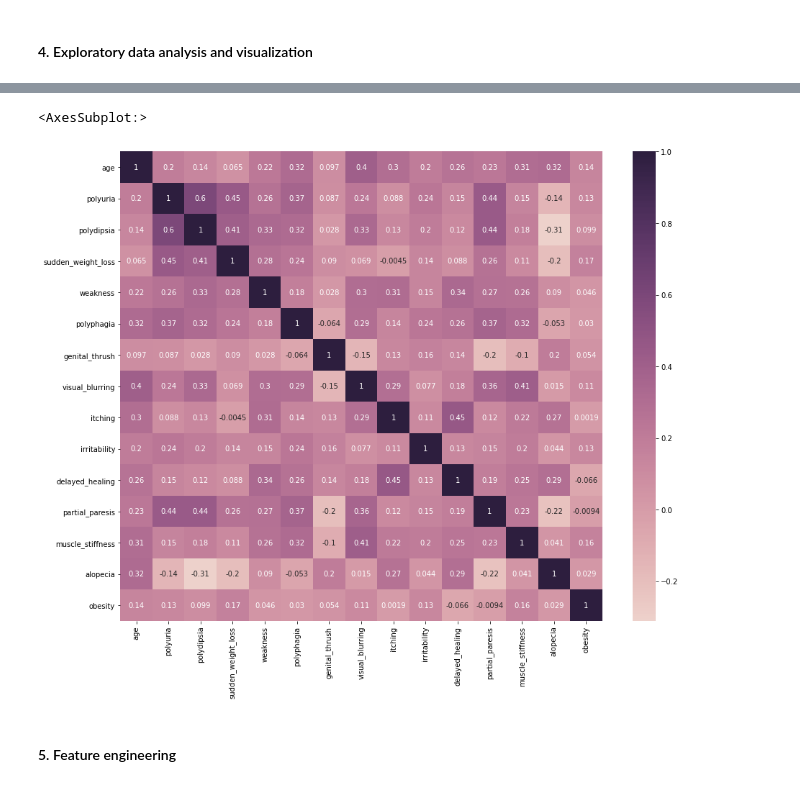
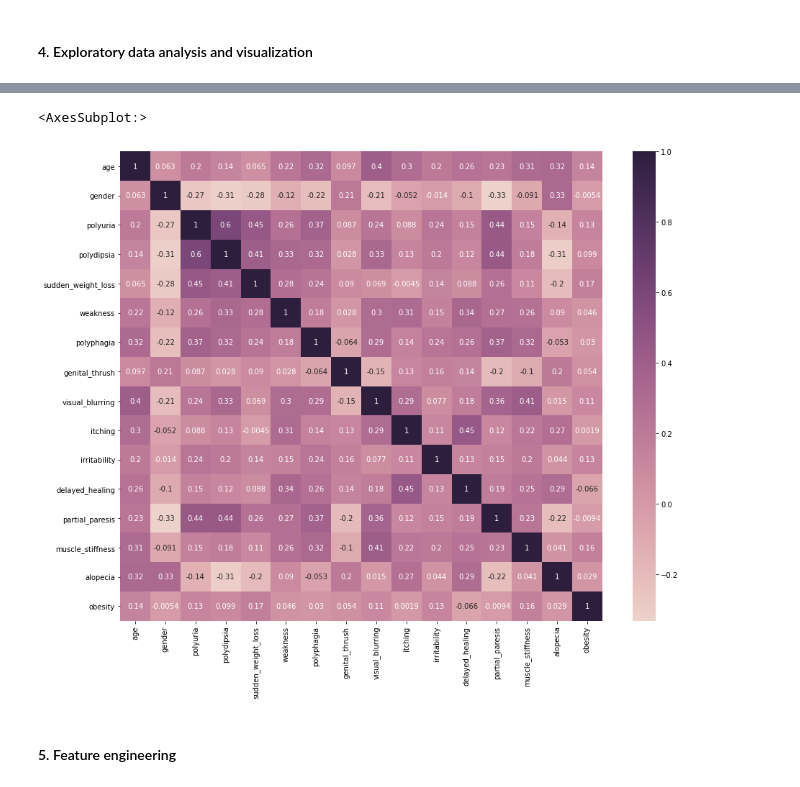
Before and after one commit to ghmigliorini/projects, a Jupyter notebook: diabetes/diabetes.ipynb, the cells around one changed output, grey strips where cells are left out. Saved outputs shown, nothing was run; the diff lists cells and outputs as text; code cells hidden in the pictures.

```diff
--- a/diabetes/diabetes.ipynb
+++ b/diabetes/diabetes.ipynb
@@ -95,4 +97,4 @@ diabetes_df.shape
 # %%
 # remove spaces from column names
-diabetes_df.columns = diabetes_df.columns.str.replace(' ', '_').str.lower()
+diabetes_df_copy.columns = diabetes_df_copy.columns.str.replace(' ', '_').str.lower()
 # %%
@@ -106,10 +108,10 @@ diabetes_df.head()
 | 4 | 60 | Male | Yes | Yes | Yes | Yes | Yes | No | ... |
 # %%
 # convert "yes" and "no" to 1 and 0 respectively
-cols = diabetes_df.columns[diabetes_df.columns.get_loc('polyuria'): diabetes_df.columns.get_loc('obesity')+1].tolist()
+cols = diabetes_df_copy.columns[diabetes_df_copy.columns.get_loc('polyuria'): diabetes_df_copy.columns.get_loc('obesity')+1].tolist()
 
-diabetes_df[cols] = diabetes_df[cols].applymap(lambda x: 1 if x=='Yes' else 0)
-diabetes_df
+diabetes_df_copy[cols] = diabetes_df_copy[cols].applymap(lambda x: 1 if x=='Yes' else 0)
+diabetes_df_copy
 # %% [output]
 |  | age | gender | polyuria | polydipsia | sudden_weight_loss | weakness | polyphagia | genital_thrush | ... |
 | 0 | 40 | Male | 0 | 1 | 0 | 1 | 0 | 0 | ... |
@@ -124,3 +126,6 @@ diabetes_df
 | 518 | 32 | Female | 0 | 0 | 0 | 1 | 0 | 0 | ... |
 | 519 | 42 | Male | 0 | 0 | 0 | 0 | 0 | 0 | ... |
 520 rows × 17 columns
+# %%
+diabetes_df_copy['gender'] = diabetes_df_copy['gender'].map(lambda x: 1 if x=='Male' else 0)
+diabetes_df_copy
@@ -184,6 +220,5 @@ class                 object
 dtype: object
 # %%
 # change type format to be considered as differente classes and not numbers
-diabetes_df['class'] = diabetes_df['class'].astype('category')
-diabetes_df['gender'] = diabetes_df['gender'].astype('category')
+diabetes_df_copy['class'] = diabetes_df_copy['class'].astype('category')
 # %%
@@ -203,11 +232,11 @@ diabetes_df_new = diabetes_df.drop('gender', axis=1)
 # %%
 # check correlations between variables
-corr_wine = diabetes_df_new.corr()
+corr_wine = diabetes_df_copy.corr()
 plt.figure(figsize=(15, 12))
 sns.heatmap(corr_wine, annot=True, cmap=sns.cubehelix_palette(as_cmap=True))
 # %% [output]
 <AxesSubplot:>
-[figure, old version]
+[figure, new version]
 # %% [markdown]
 #### 5. Feature engineering
 # %%
```
Also changed, not shown: parts of 25 cells of this notebook.
